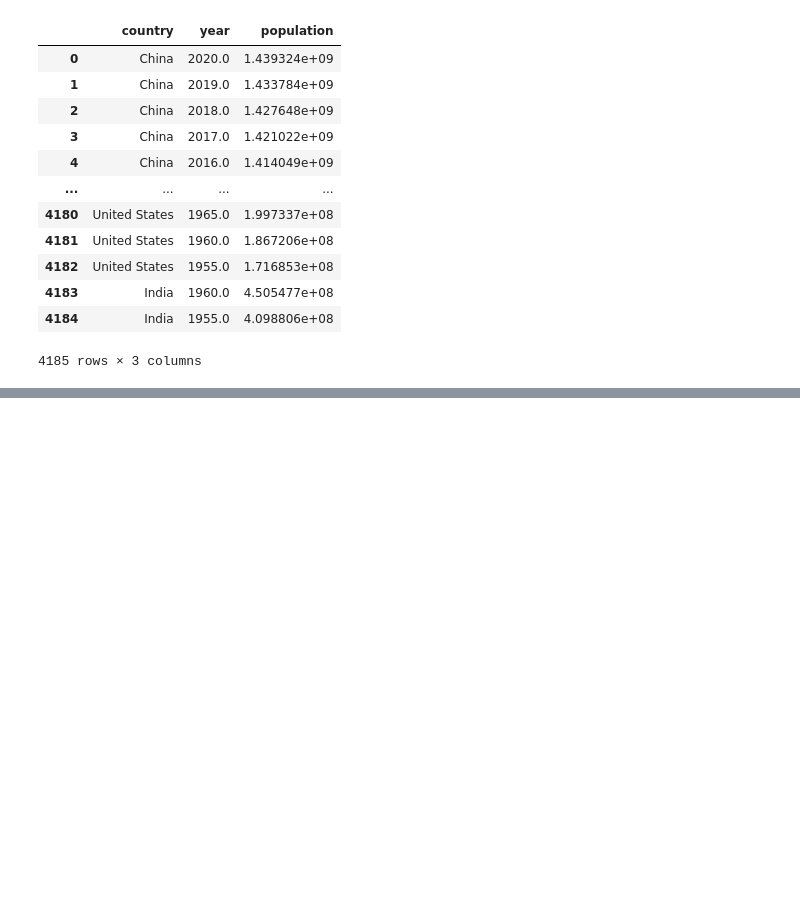
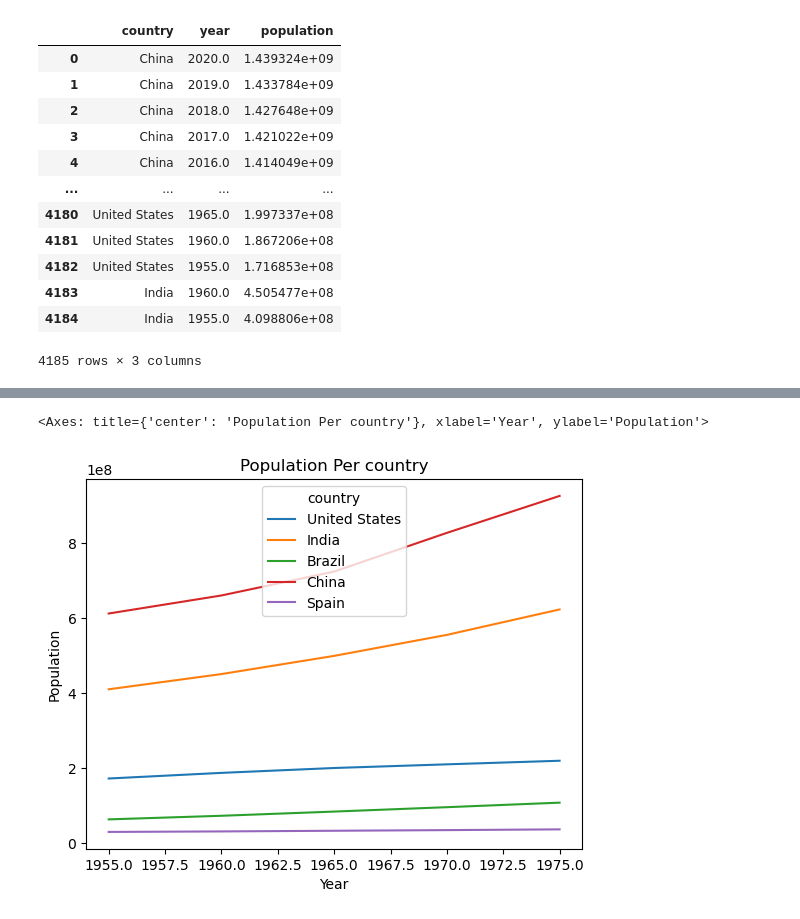
Before and after one commit to blu3-bird/Pandas-and-Numpy, a Jupyter notebook: data visualization/dataset overview and making pivot table.ipynb, the cells around one changed output, grey strips where cells are left out. Saved outputs shown, nothing was run; the diff lists cells and outputs as text; code cells hidden in the pictures; blank space fills up the shorter version.

```diff
--- a/data visualization/dataset overview and making pivot table.ipynb
+++ b/data visualization/dataset overview and making pivot table.ipynb
@@ -39,0 +60,6 @@ df_population[['United States','India','Brazil','China','Spain']].head()
+# %%
+# with label parameters
+df_population_line.plot(kind='line', xlabel='Year', ylabel='Population', title='Population Per country')
+# %% [output]
+<Axes: title={'center': 'Population Per country'}, xlabel='Year', ylabel='Population'>
+[figure, added]
```
Also changed, not shown: parts of 27 cells of this notebook.
